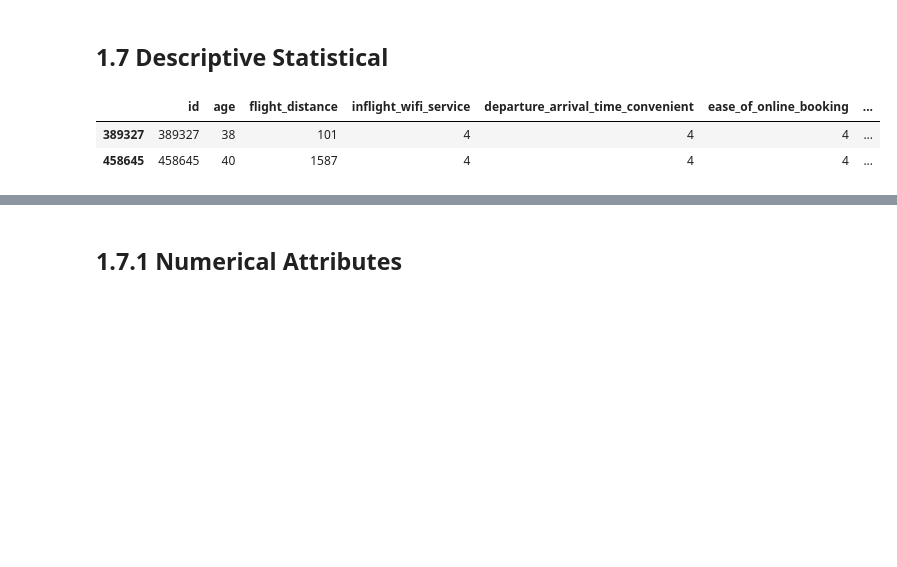
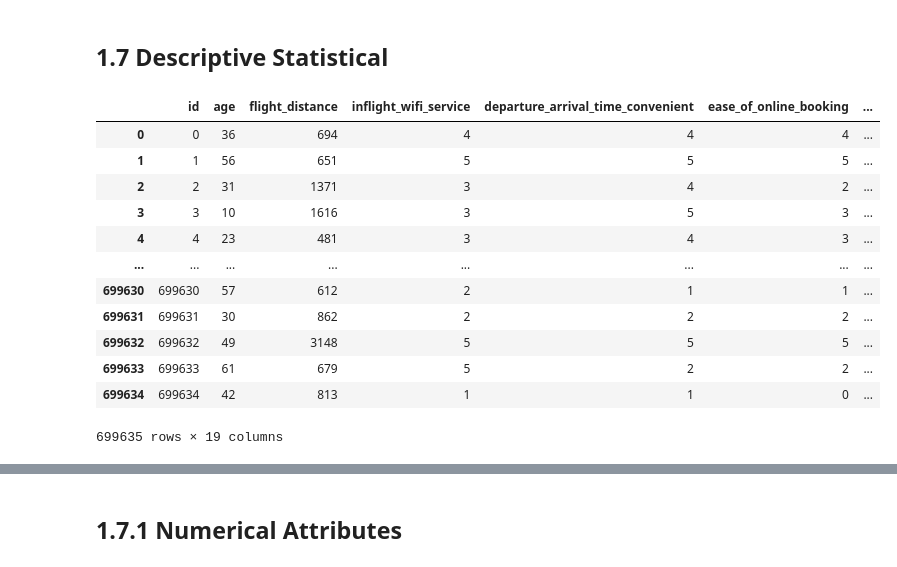
Before and after one commit to Data-Projects1/airline_satisfaction, a Jupyter notebook: notebooks/01.analise_satisf.ipynb, the cells around one changed output, grey strips where cells are left out. Saved outputs shown, nothing was run; the diff lists cells and outputs as text; code cells hidden in the pictures; blank space fills up the shorter version.

```diff
--- a/notebooks/01.analise_satisf.ipynb
+++ b/notebooks/01.analise_satisf.ipynb
@@ -227,9 +227,19 @@ dtype: int64
 num_attributes = df1.select_dtypes(include=['int64', 'float64'])
 cat_attributes = df1.select_dtypes(exclude=['int64', 'float64'])
 # %%
-num_attributes.sample(2)
+display(num_attributes)
 # %% [output]
 |  | id | age | flight_distance | inflight_wifi_service | departure_arrival_time_convenient | ease_of_online_booking | ... |
-| 389327 | 389327 | 38 | 101 | 4 | 4 | 4 | ... |
-| 458645 | 458645 | 40 | 1587 | 4 | 4 | 4 | ... |
+| 0 | 0 | 36 | 694 | 4 | 4 | 4 | ... |
+| 1 | 1 | 56 | 651 | 5 | 5 | 5 | ... |
+| 2 | 2 | 31 | 1371 | 3 | 4 | 2 | ... |
+| 3 | 3 | 10 | 1616 | 3 | 5 | 3 | ... |
+| 4 | 4 | 23 | 481 | 3 | 4 | 3 | ... |
+| ... | ... | ... | ... | ... | ... | ... | ... |
+| 699630 | 699630 | 57 | 612 | 2 | 1 | 1 | ... |
+| 699631 | 699631 | 30 | 862 | 2 | 2 | 2 | ... |
+| 699632 | 699632 | 49 | 3148 | 5 | 5 | 5 | ... |
+| 699633 | 699633 | 61 | 679 | 5 | 2 | 2 | ... |
+| 699634 | 699634 | 42 | 813 | 1 | 1 | 0 | ... |
+699635 rows × 19 columns
 # %%
```
Also changed, not shown: parts of 8 cells of this notebook.
